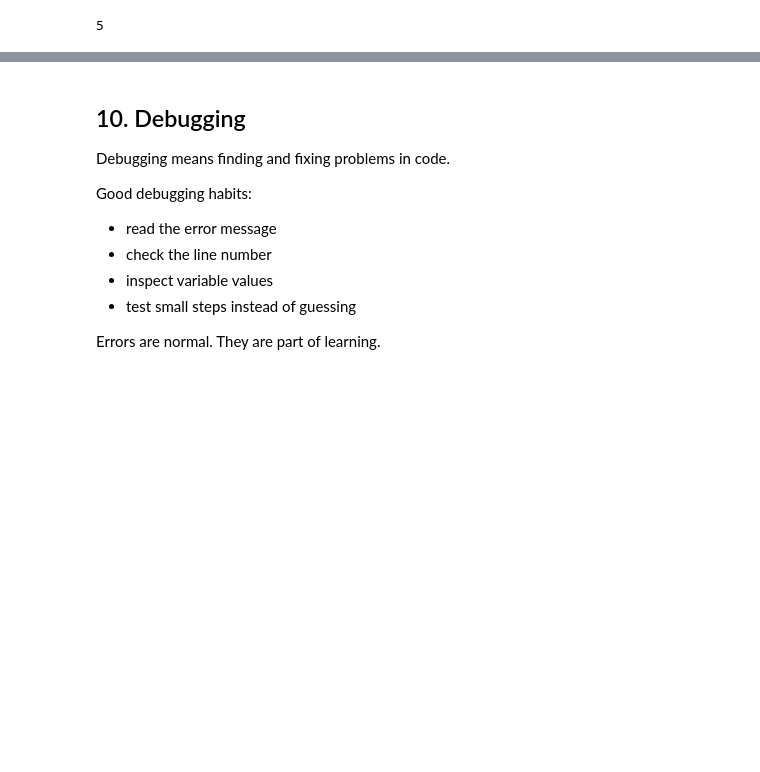
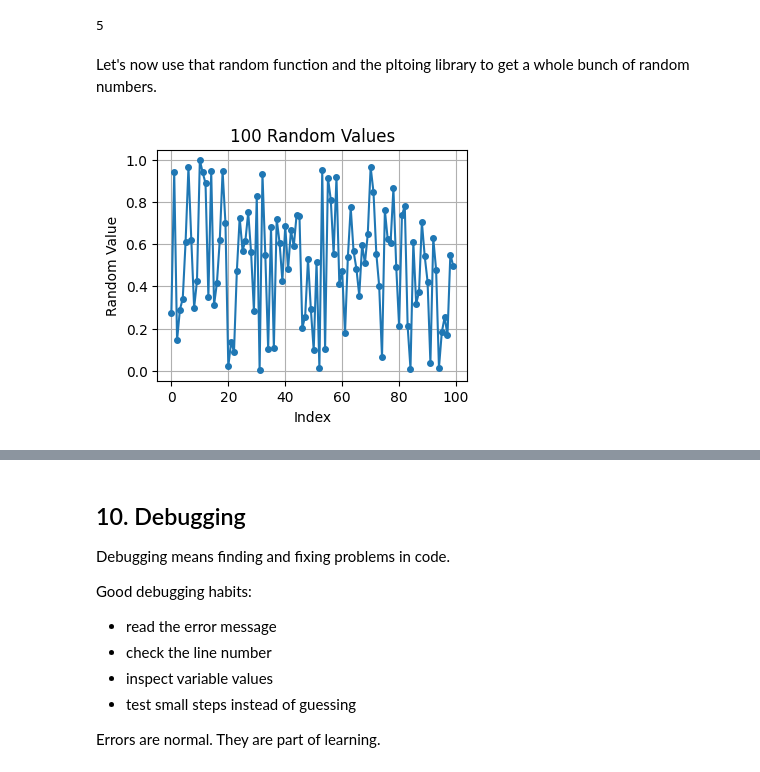
Before and after one commit to seb-bonilla/pv-basics-course, a Jupyter notebook: programming_basics.ipynb, the cells around one changed output, grey strips where cells are left out. Saved outputs shown, nothing was run; the diff lists cells and outputs as text; code cells hidden in the pictures; blank space fills up the shorter version.

```diff
--- a/programming_basics.ipynb
+++ b/programming_basics.ipynb
@@ -295,2 +292,25 @@ print(random.randint(1, 10))
 # %% [output]
 5
+# %% [markdown]
+Let's now use that random function and the pltoing library to get a whole bunch of random numbers.
+# %%
+import random
+import matplotlib.pyplot as plt
+
+# List to store random values
+random_values = []
+
+# Generate 100 random values
+for _ in range(100):
+    random_values.append(random.random()) # Generates a float between 0.0 and 1.0
+
+# Plot the 100 random values
+plt.figure(figsize=(4, 3))
+plt.plot(random_values, marker='o', linestyle='-', markersize=4)
+plt.title('100 Random Values')
+plt.xlabel('Index')
+plt.ylabel('Random Value')
+plt.grid(True)
+plt.show()
+# %% [output]
+[figure, added]
```
Also changed, not shown: parts of 9 cells of this notebook.
